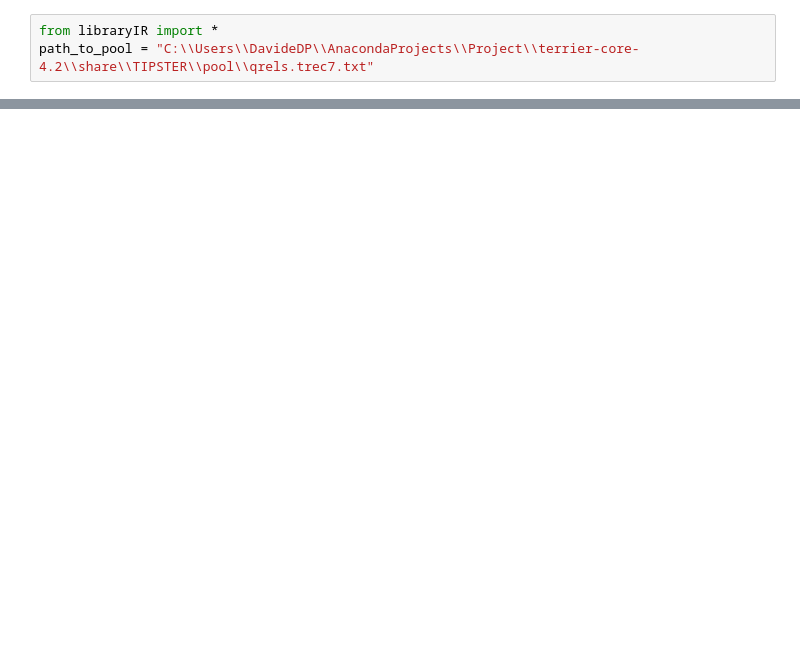
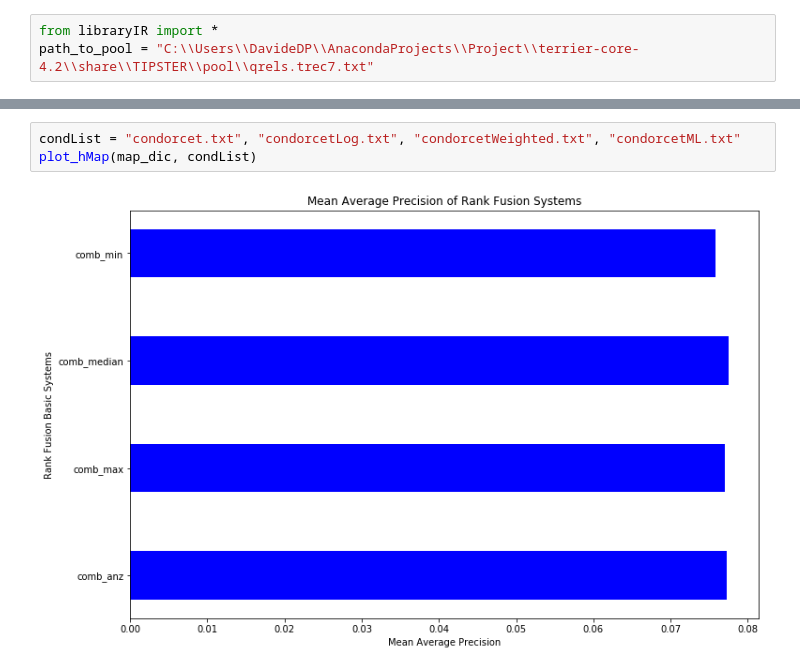
Before and after one commit to ADALSolutions/irproject, a Jupyter notebook: PlotCompareMAP.ipynb, the cells around one changed output, grey strips where cells are left out. Saved outputs shown, nothing was run; the diff lists cells and outputs as text; blank space fills up the shorter version.

```diff
--- a/PlotCompareMAP.ipynb
+++ b/PlotCompareMAP.ipynb
@@ -189,0 +56,5 @@ plt.show()
+# %%
+condList = "condorcet.txt", "condorcetLog.txt", "condorcetWeighted.txt", "condorcetML.txt"
+plot_hMap(map_dic, condList)
+# %% [output]
+[figure, added]
```
Also changed, not shown: parts of 20 cells of this notebook, 10 other files.
